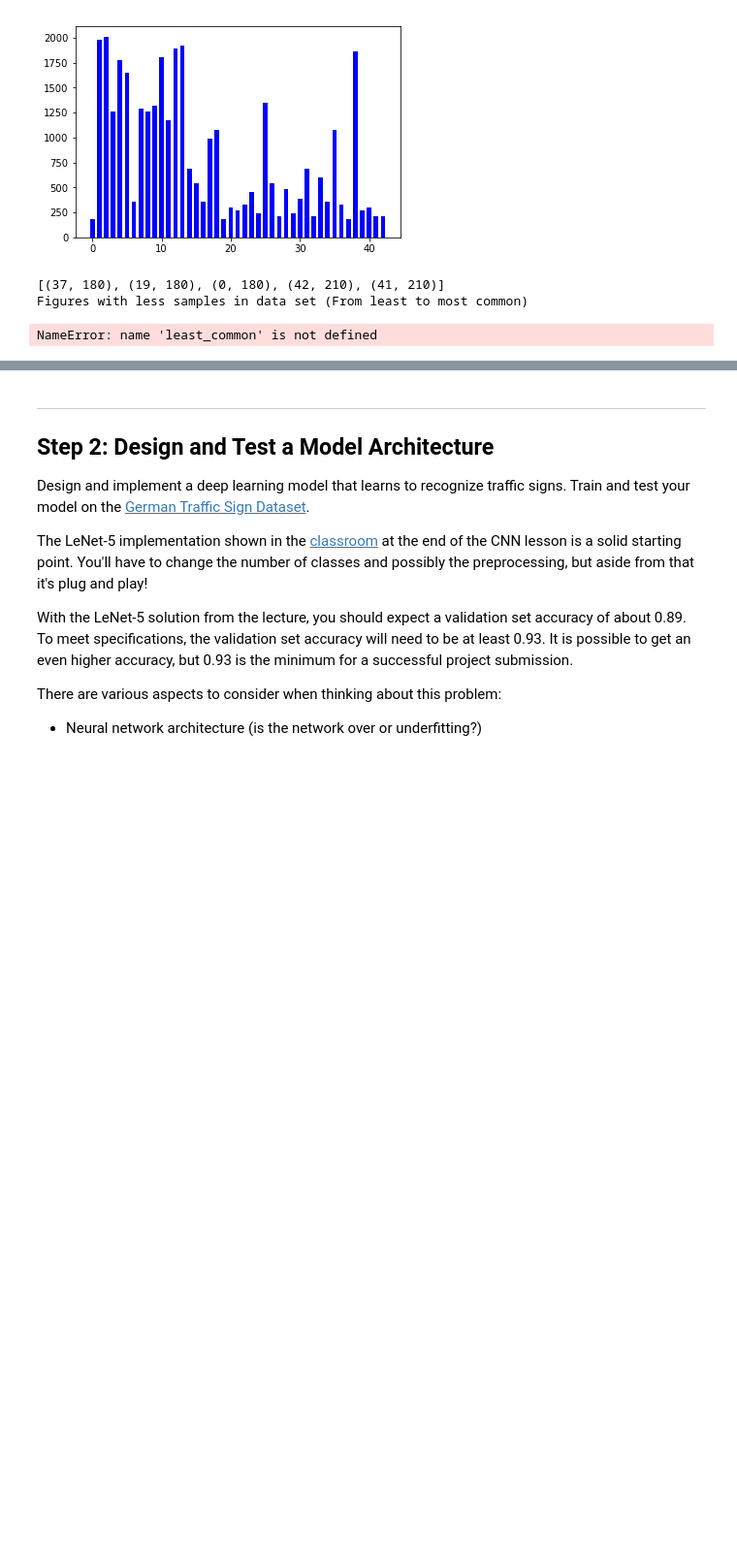
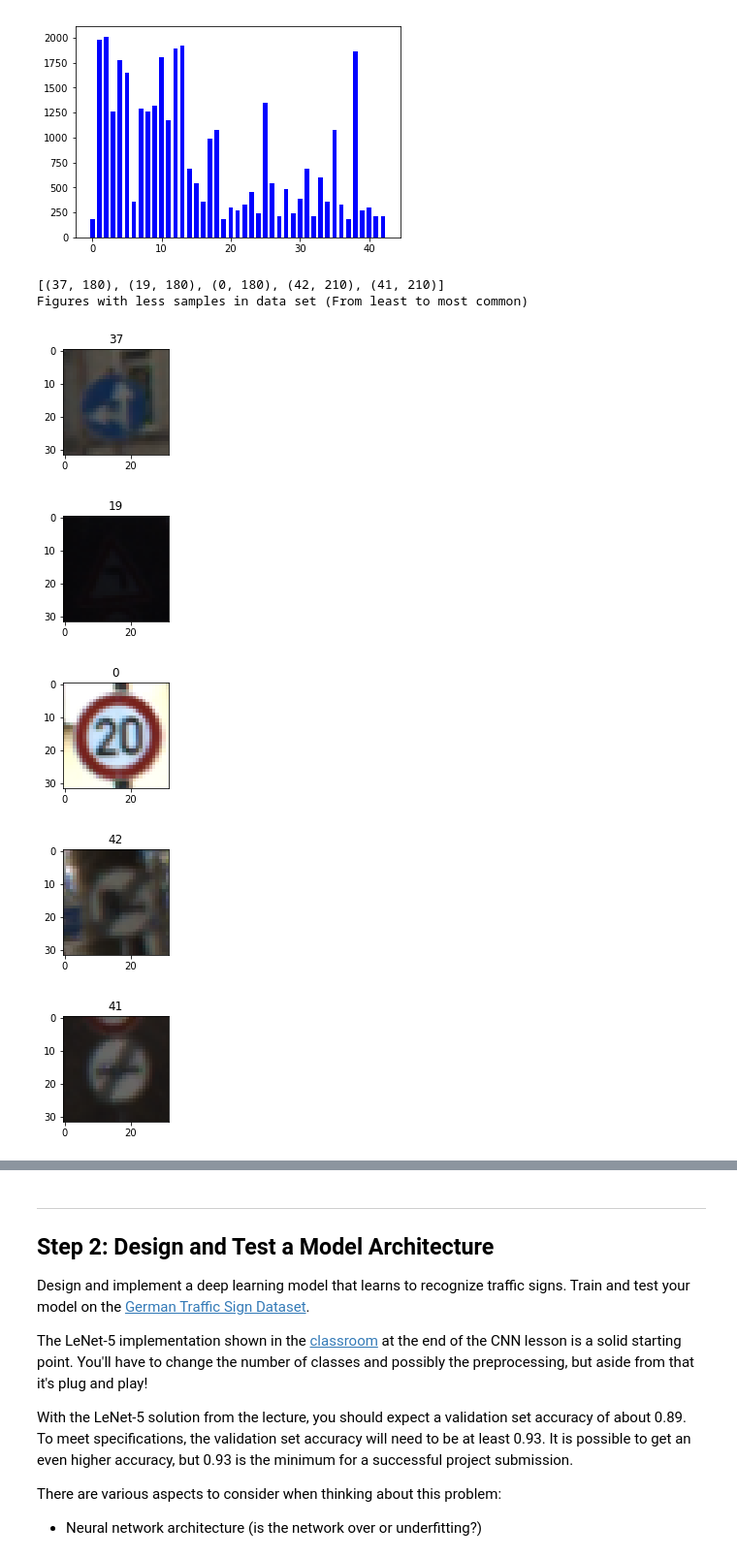
Before and after one commit to toshiharutf/CarND-Term1-Traffic_sign_classifier_P2, a Jupyter notebook: Traffic_Sign_Classifier.ipynb, the cells around one changed output, grey strips where cells are left out. Shown at 97% size. Cells and saved outputs as stored; diff of their text form; code cells hidden in the pictures; blank space fills up the shorter version.

```diff
--- a/Traffic_Sign_Classifier.ipynb
+++ b/Traffic_Sign_Classifier.ipynb
@@ -124,23 +124,27 @@ plt.show()
 # %%
 import random
 
 least_common_5 = list(reversed(signs_counter.most_common()[-5:]))
 
 print(least_common_5)
 print("Figures with less samples in data set (From least to most common)")
-for figure_type,counter in least_common:
+for figure_type,counter in least_common_5:
     #index = random.randint(0, len(X_train))
     #print(figure_type)
     index = np.where(y_train==figure_type)[0][5]
     #print(index)
     image = X_train[index].squeeze()
     plt.figure(figsize=(2,2))
     plt.title(figure_type)
     plt.imshow(image)
 # %% [output]
 [(37, 180), (19, 180), (0, 180), (42, 210), (41, 210)]
 Figures with less samples in data set (From least to most common)
-NameError: name 'least_common' is not defined
+[figure, added]
+[figure, added]
+[figure, added]
+[figure, added]
+[figure, added]
 # %%
 for class_n in range(n_classes):
     #index = random.randint(0, len(X_train))
```
Also changed, not shown: parts of 5 cells of this notebook, 4 other files.
